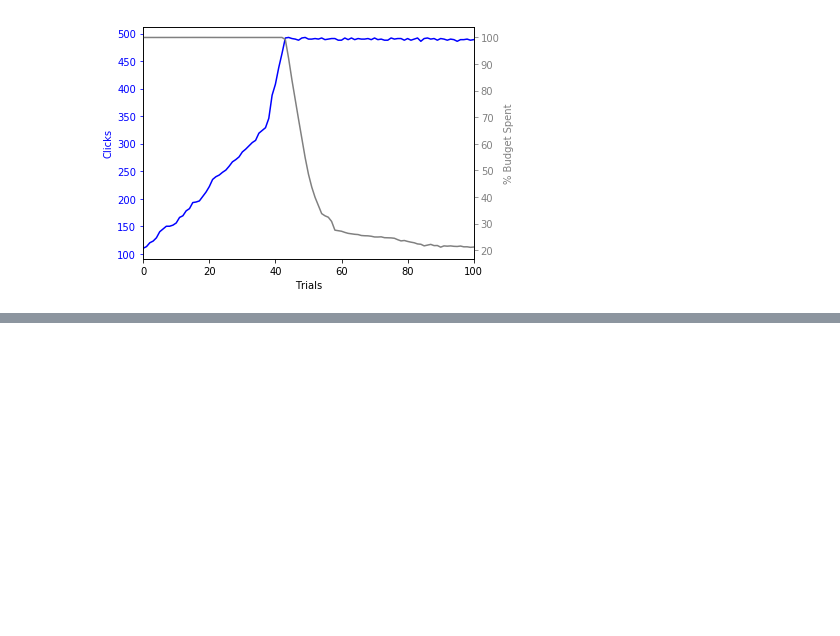
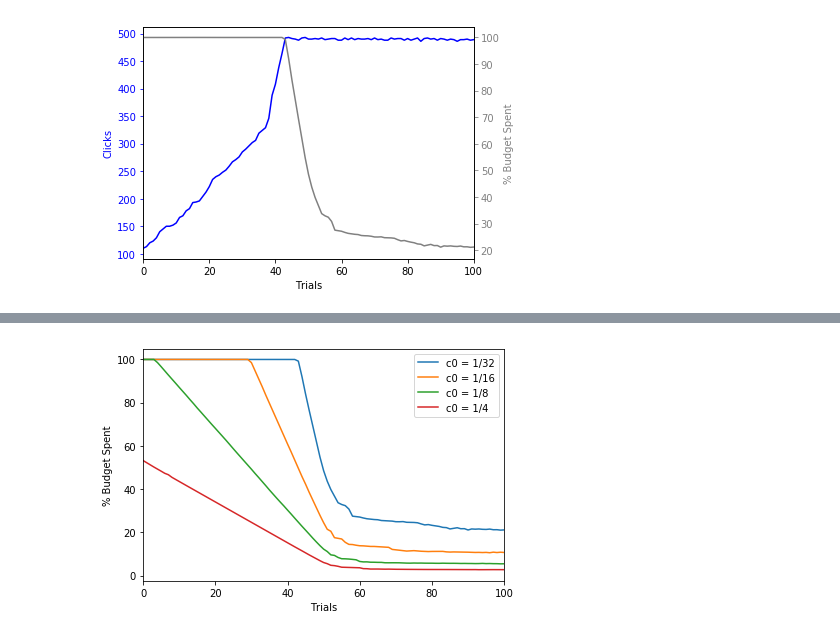
Before and after one commit to jusyc/mdp-bidding, a Jupyter notebook: python/plot.ipynb, the cells around one changed output, grey strips where cells are left out. Saved outputs shown, nothing was run; the diff lists cells and outputs as text; code cells hidden in the pictures; blank space fills up the shorter version.

```diff
--- a/python/plot.ipynb
+++ b/python/plot.ipynb
@@ -56,0 +93,18 @@ plt.show()
+# %%
+fig, ax = plt.subplots()
+
+for i, fc in enumerate(frac_costs):
+  ax.plot(fc, label=getBudgetString(c0s[i]))
+
+ax.legend()
+ax.set_xlabel('Trials')
+ax.set_xlim(0, 100)
+# Make the y-axis label, ticks and tick labels match the line color.
+ax.set_ylabel('% Budget Spent')
+ax.tick_params('y')
+
+fig.tight_layout()
+plt.savefig(savePath + "costbudget", dpi=300)
+plt.show()
+# %% [output]
+[figure, added]
```
Also changed, not shown: parts of 7 cells of this notebook, 6 other files.
